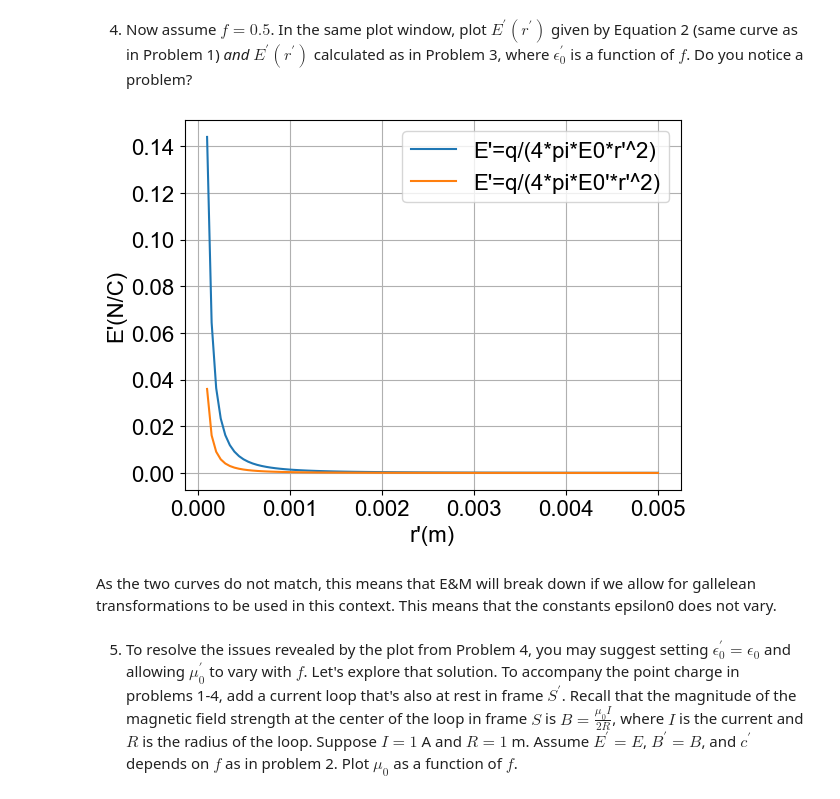
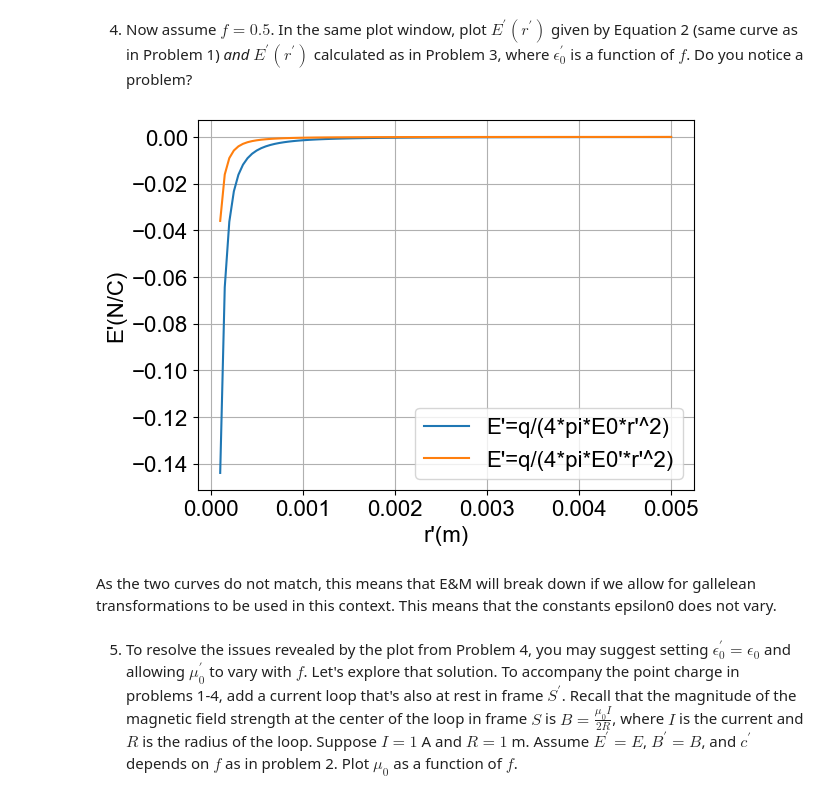
Before and after one commit to RafeWilkinson/Phys30924, a Jupyter notebook: assignment1.ipynb, the cells around one changed output. Saved outputs shown, nothing was run; the diff lists cells and outputs as text; code cells hidden in the pictures.

```diff
--- a/assignment1.ipynb
+++ b/assignment1.ipynb
@@ -104,18 +103,18 @@ plt.show()
 </ol>
 # %%
 E_0New = E0(C(.5))
-EfNew = constants.e/(4*np.pi*E_0New*(r**2))
-plt.plot(r, E(constants.e, r), label = "E'=q/(4*pi*E0*r'^2)")
+EfNew = -constants.e/(4*np.pi*E_0New*(r**2))
+plt.plot(r, E(-constants.e, r), label = "E'=q/(4*pi*E0*r'^2)")
 plt.plot(r, EfNew, label = "E'=q/(4*pi*E0'*r'^2)")
 plt.xlabel("r'(m)")
 plt.ylabel("E'(N/C)")
 plt.legend()
 plt.grid()
 plt.show()
 # %% [output]
-[figure, old version]
+[figure, new version]
-# %% [markdown]
-As the two curves do not match, this means that E&M will break down if we allow for gallelean transformations to be used in this context. This means that the constants epsilon0 does not vary.
+# %% [markdown]
+As the two curves do not match, this means that E&M will break down if we allow for gallelean transformations to be used in this context. This means that the constants epsilon0 does not vary.
 # %% [markdown]
 <ol start=5>
     <li>To resolve the issues revealed by the plot from Problem 4, you may suggest setting $\epsilon_0^{\prime} = \epsilon_0$ and allowing $\mu_0^{\prime}$ to vary with $f$. Let's explore that solution. To accompany the point charge in problems 1-4, add a current loop that's also at rest in frame $S^{\prime}$. Recall that the magnitude of the magnetic field strength at the center of the loop in frame $S$ is $B = \frac{\mu_0 I}{2R}$, where $I$ is the current and $R$ is the radius of the loop. Suppose $I = 1$ A and $R = 1$ m. Assume $E^{\prime} = E$, $B^{\prime} = B$, and $c^{\prime}$ depends on $f$ as in problem 2. Plot $\mu_0$ as a function of $f$.</li>
```
Also changed, not shown: parts of 7 cells of this notebook.
